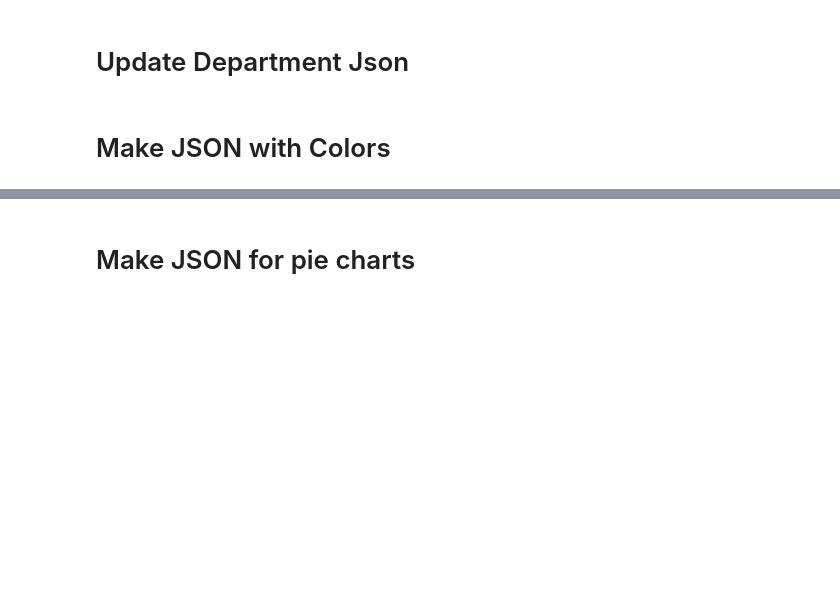
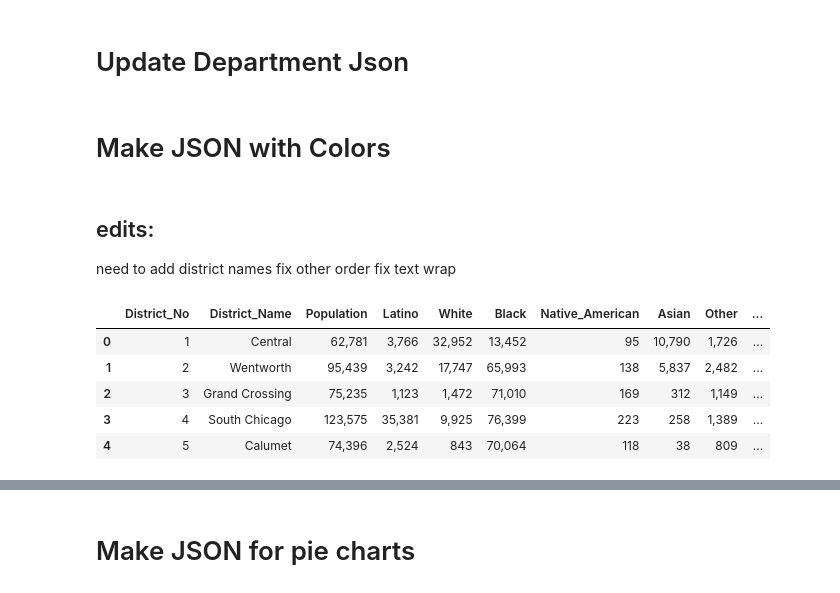
Before and after one commit to olpinney/Data_Viz, a Jupyter notebook: final/data/final_proj_data_cleaning.ipynb, the cells around one changed output, grey strips where cells are left out. Drawn from its saved outputs; the diff is of its cells as text; code cells hidden in the pictures; blank space fills up the shorter version.

```diff
--- a/final/data/final_proj_data_cleaning.ipynb
+++ b/final/data/final_proj_data_cleaning.ipynb
@@ -325,6 +257,27 @@ with open("departments_officers.json", "w") as outfile:
     json.dump(data, outfile)
 # %% [markdown]
 # Make JSON with Colors
+# %% [markdown]
+## edits:
+need to add district names
+fix other order
+fix text wrap
+# %%
+districts=pd.read_csv("extra_data/Districts.csv")
+# %%
+districts["District_No_str"]=districts["District_No"].astype(str)
+districts["District_Id"]=np.where(districts["District_No"]>9,"DISTRICT 0"+districts["District_No_str"],"DISTRICT 00"+districts["District_No_str"])
+districts["District_Title"]=np.where(districts["District_No"]>9,"0"+districts["District_No_str"]+": "+districts["District_Name"],"00"+districts["District_No_str"]+": "+districts["District_Name"])
+
+# districts.set_index("District_Id")
+districts.head()
+# %% [output]
+|  | District_No | District_Name | Population | Latino | White | Black | Native_American | Asian | Other | ... |
+| 0 | 1 | Central | 62,781 | 3,766 | 32,952 | 13,452 | 95 | 10,790 | 1,726 | ... |
+| 1 | 2 | Wentworth | 95,439 | 3,242 | 17,747 | 65,993 | 138 | 5,837 | 2,482 | ... |
+| 2 | 3 | Grand Crossing | 75,235 | 1,123 | 1,472 | 71,010 | 169 | 312 | 1,149 | ... |
+| 3 | 4 | South Chicago | 123,575 | 35,381 | 9,925 | 76,399 | 223 | 258 | 1,389 | ... |
+| 4 | 5 | Calumet | 74,396 | 2,524 | 843 | 70,064 | 118 | 38 | 809 | ... |
 # %%
 #replicating the groups
 tree=df[["unit_cat","unit_description"]].value_counts().reset_index()
```
Also changed, not shown: parts of 20 cells of this notebook, 20 other files.
